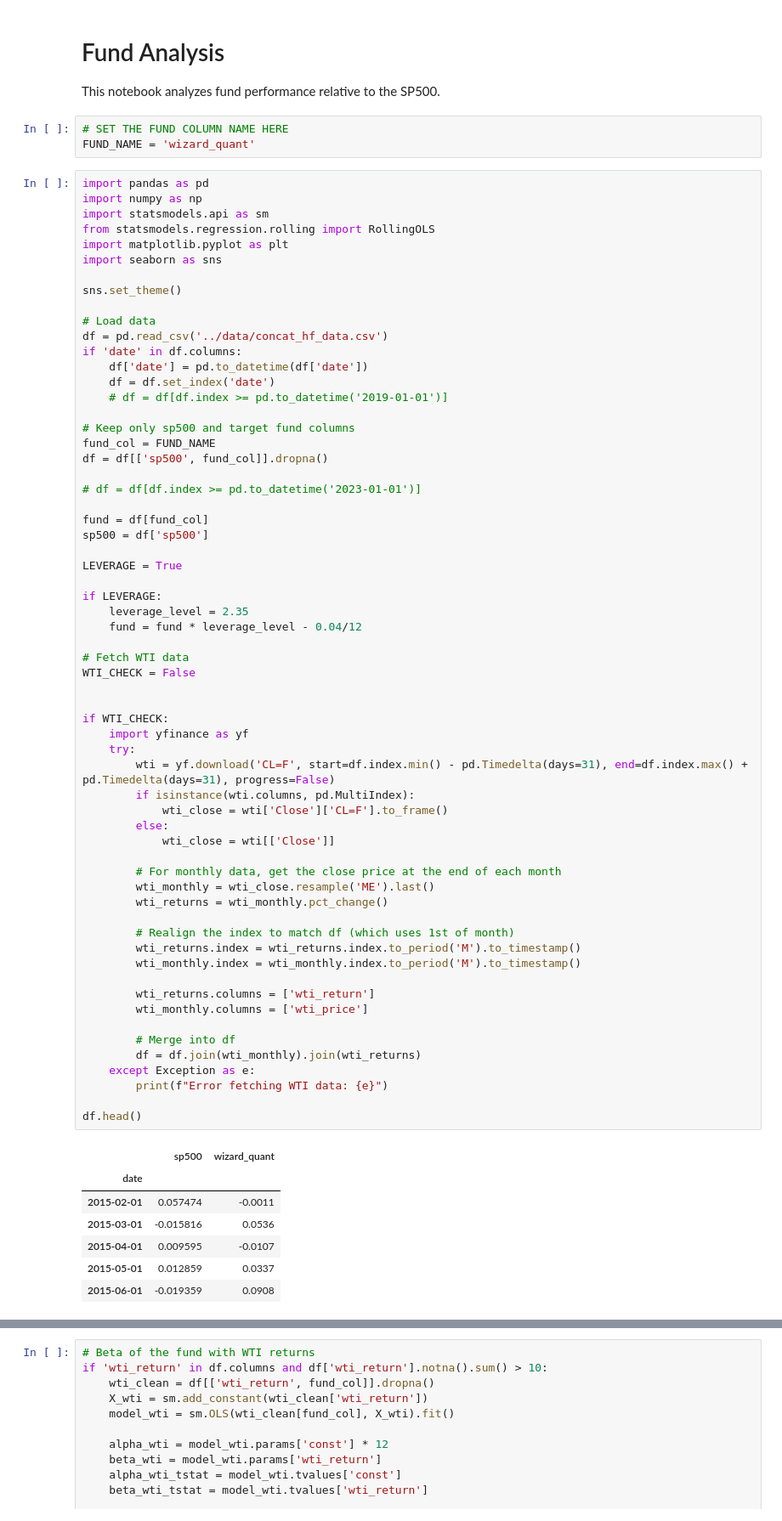
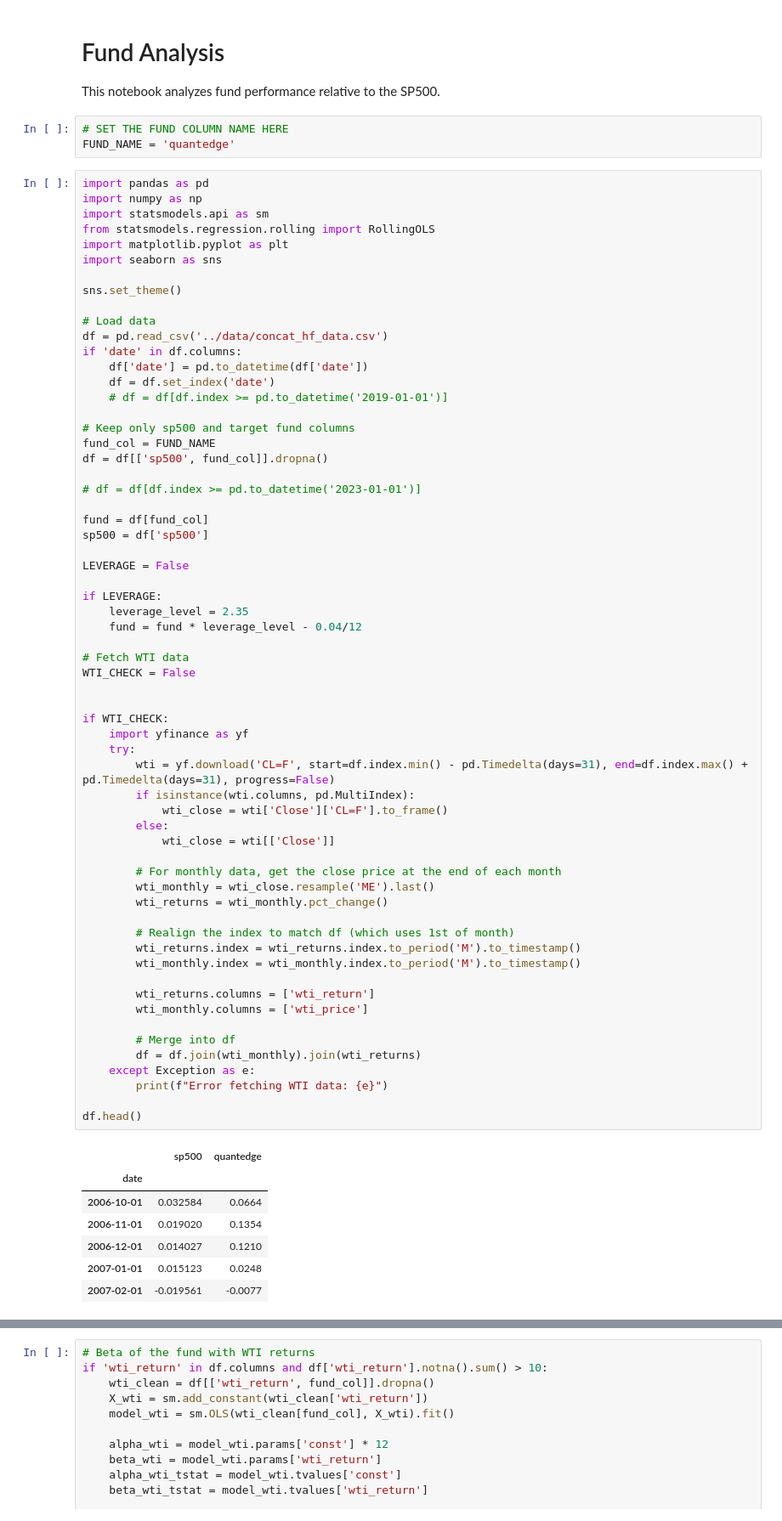
Before and after one commit to arthurdhonneur7/athenee_hf_portfolio, a Jupyter notebook: single_fund_analysis/general_analysis.ipynb, the cells around one changed output, grey strips where cells are left out. Shown at 85% size. Drawn from its saved outputs; the diff is of its cells as text.

```diff
--- a/single_fund_analysis/general_analysis.ipynb
+++ b/single_fund_analysis/general_analysis.ipynb
@@ -3,7 +3,7 @@
 This notebook analyzes fund performance relative to the SP500.
 # %%
 # SET THE FUND COLUMN NAME HERE
-FUND_NAME = 'wizard_quant'
+FUND_NAME = 'quantedge'
 # %%
 import pandas as pd
 import numpy as np
@@ -30,7 +30,7 @@ df = df[['sp500', fund_col]].dropna()
 fund = df[fund_col]
 sp500 = df['sp500']
 
-LEVERAGE = True
+LEVERAGE = False
 
 if LEVERAGE:
     leverage_level = 2.35
@@ -40,40 +40,40 @@ if LEVERAGE:
 WTI_CHECK = False
 
 
 if WTI_CHECK:
     import yfinance as yf
     try:
         wti = yf.download('CL=F', start=df.index.min() - pd.Timedelta(days=31), end=df.index.max() + pd.Timedelta(days=31), progress=False)
         if isinstance(wti.columns, pd.MultiIndex):
             wti_close = wti['Close']['CL=F'].to_frame()
         else:
             wti_close = wti[['Close']]
 
         # For monthly data, get the close price at the end of each month
         wti_monthly = wti_close.resample('ME').last()
         wti_returns = wti_monthly.pct_change()
 
         # Realign the index to match df (which uses 1st of month)
         wti_returns.index = wti_returns.index.to_period('M').to_timestamp()
         wti_monthly.index = wti_monthly.index.to_period('M').to_timestamp()
 
         wti_returns.columns = ['wti_return']
         wti_monthly.columns = ['wti_price']
 
         # Merge into df
         df = df.join(wti_monthly).join(wti_returns)
     except Exception as e:
         print(f"Error fetching WTI data: {e}")
 
 df.head()
 # %% [output]
-|  | sp500 | wizard_quant |
+|  | sp500 | quantedge |
 | date |  |  |
-| 2015-02-01 | 0.057474 | -0.0011 |
-| 2015-03-01 | -0.015816 | 0.0536 |
-| 2015-04-01 | 0.009595 | -0.0107 |
-| 2015-05-01 | 0.012859 | 0.0337 |
-| 2015-06-01 | -0.019359 | 0.0908 |
+| 2006-10-01 | 0.032584 | 0.0664 |
+| 2006-11-01 | 0.019020 | 0.1354 |
+| 2006-12-01 | 0.014027 | 0.1210 |
+| 2007-01-01 | 0.015123 | 0.0248 |
+| 2007-02-01 | -0.019561 | -0.0077 |
 # %%
 # Dataset Info and Hit Rates
 start_date = df.index.min()
```
Also changed, not shown: parts of 11 cells of this notebook, 16 other files.
